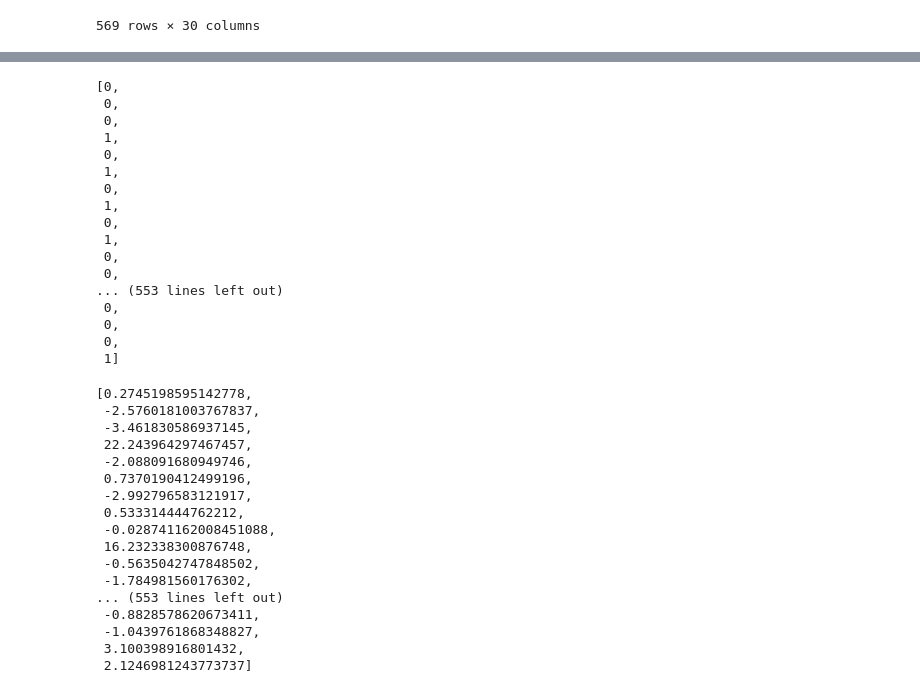
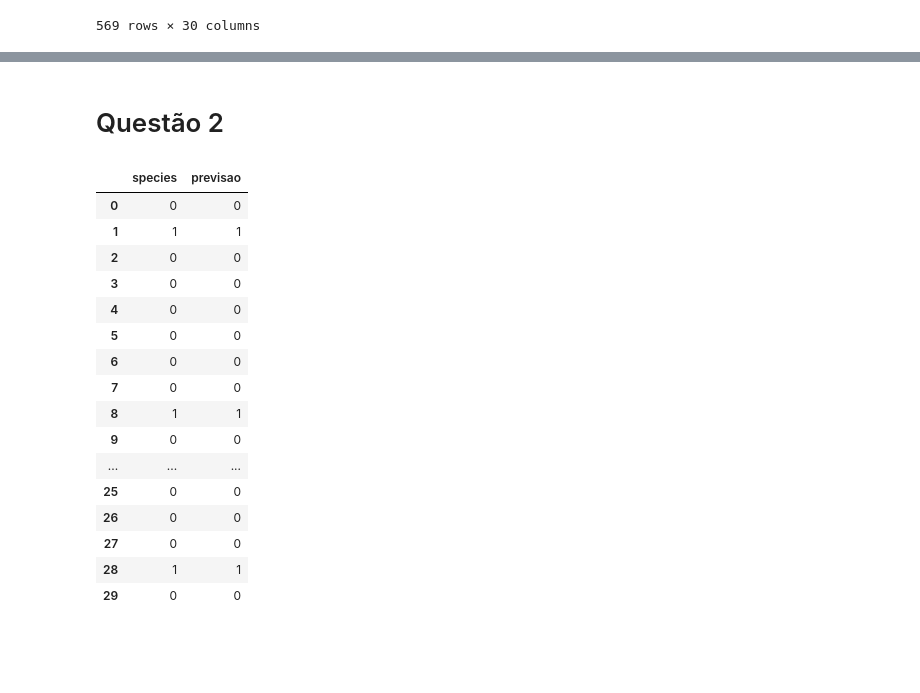
Before and after one commit to J0hnV1ct0r/Rpad, a Jupyter notebook: regressao_logistica.ipynb, the cells around one changed output, grey strips where cells are left out. Saved outputs shown, nothing was run; the diff lists cells and outputs as text; code cells hidden in the pictures; blank space fills up the shorter version.

```diff
--- a/regressao_logistica.ipynb
+++ b/regressao_logistica.ipynb
@@ -381,0 +540,5 @@ MSE em cada fold: [0.3684210526315789, 0.37719298245614036, 0.41228070175438597,
+# %% [markdown]
+# Questão 2
+# %%
+x=df_2flowers[['petal length (cm)','petal width (cm)']]
+y=df_2flowers[['species']]
@@ -385,20 +553,0 @@ lc.fit(norm_Trx,norm_Try,n=3, reg=1, lr=0.001, epochs=50)
-# %%
-lc.predict(norm_Trx)
-# %% [output]
-[0,
- 0,
- 0,
- 1,
- 0,
- 1,
- 0,
- 1,
- 0,
- 1,
- 0,
- 0,
-... (553 lines left out)
- 0,
- 0,
- 0,
- 1]
@@ -408,20 +554,23 @@ lc2.fit(norm_Trx,norm_Try,n=9, reg=1, lr=0.001, epochs=50)
-# %%
-lc2.predict(norm_Trx)
-# %% [output]
-[0.2745198595142778,
- -2.5760181003767837,
- -3.461830586937145,
- 22.243964297467457,
- -2.088091680949746,
- 0.7370190412499196,
- -2.992796583121917,
- 0.533314444762212,
- -0.028741162008451088,
- 16.232338300876748,
- -0.5635042747848502,
- -1.784981560176302,
-... (553 lines left out)
- -0.8828578620673411,
- -1.0439761868348827,
- 3.100398916801432,
- 2.1246981243773737]
+# %%
+y_pred = model.predict(X_test)
+# %%
+y_test['previsao']=y_pred
+y_test
+# %% [output]
+|  | species | previsao |
+| 0 | 0 | 0 |
+| 1 | 1 | 1 |
+| 2 | 0 | 0 |
+| 3 | 0 | 0 |
+| 4 | 0 | 0 |
+| 5 | 0 | 0 |
+| 6 | 0 | 0 |
+| 7 | 0 | 0 |
+| 8 | 1 | 1 |
+| 9 | 0 | 0 |
+| ... | ... | ... |
+| 25 | 0 | 0 |
+| 26 | 0 | 0 |
+| 27 | 0 | 0 |
+| 28 | 1 | 1 |
+| 29 | 0 | 0 |
```
Also changed, not shown: parts of 14 cells of this notebook.
